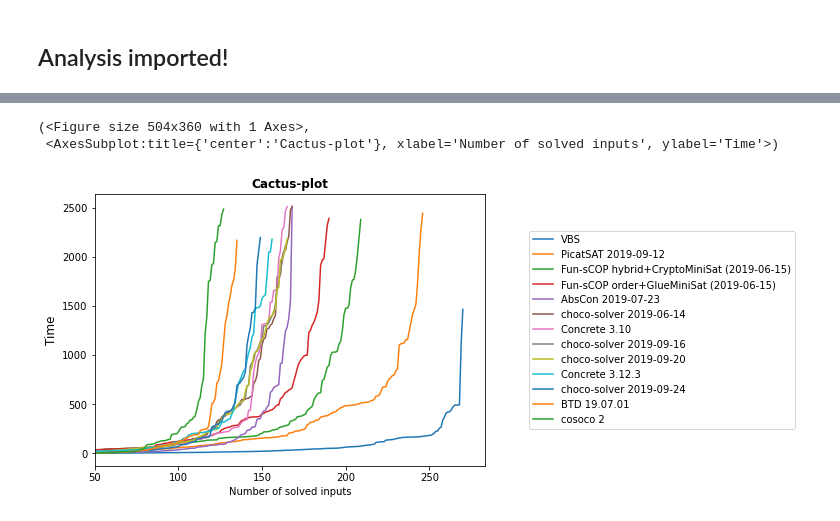
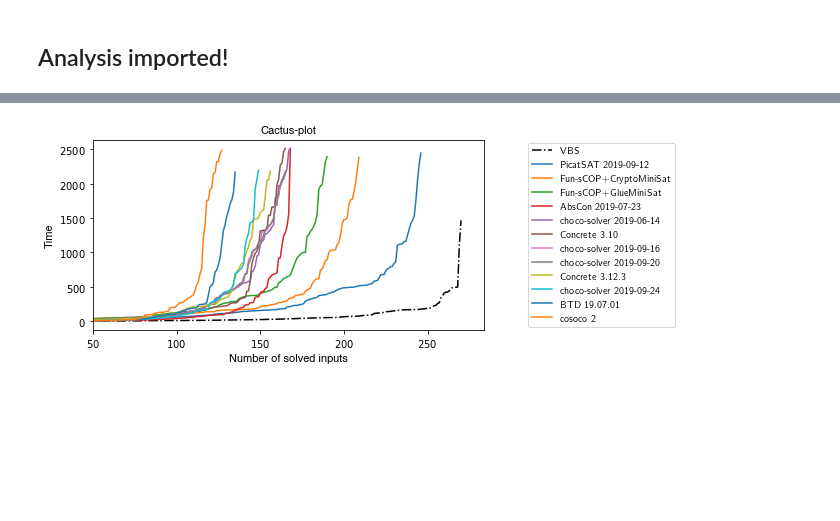
Before and after one commit to crillab/metrics, a Jupyter notebook: example/xcsp-19/figures_from_analysis.ipynb, the cells around one changed output, grey strips where cells are left out. Cells and saved outputs as stored; diff of their text form; code cells hidden in the pictures; blank space fills up the shorter version.

```diff
--- a/example/xcsp-19/figures_from_analysis.ipynb
+++ b/example/xcsp-19/figures_from_analysis.ipynb
@@ -26,35 +9,73 @@ analysis.data_frame
+# %%
+analysis.experiment_wares
+
+MAP = {
+    'Fun-sCOP hybrid+CryptoMiniSat (2019-06-15)': 'Fun-sCOP+CryptoMiniSat',
+    'Fun-sCOP order+GlueMiniSat (2019-06-15)': 'Fun-sCOP+GlueMiniSat'
+}
+# %%
+
+
+analysis = analysis.add_variable(
+    'experiment_ware',
+    lambda x: MAP[x['experiment_ware']] if x['experiment_ware'] in MAP else x['experiment_ware']
+)
 # %%
 analysis.cactus_plot(
+    # Cactus plot specificities
     cumulated=False,
     cactus_col='cpu_time',
+    show_marker=False,
 
+    # Figure size
+    figure_size=(7, 3.5),
+
+    # Titles
     title='Cactus-plot',
     x_axis_name='Number of solved inputs',
     y_axis_name='Time',
 
+    # Axis limits
     x_min=50,
     x_max=None,
     y_min=None,
     y_max=None,
+
+    # Axis scaling
     logx=False,
     logy=False,
 
-    figsize=(7, 5),
+    # Legend parameters
+    legend_location=Position.RIGHT,
+    legend_offset=(0, 0),
+    ncol_legend=1,
 
-    show_marker=True,
-    color_map=None,
-    style_map=None,
+    # Style mapping
+    color_map={
+        'VBS': '#000000'
+    },
+    style_map={
+        'VBS': LineType.DASH_DOT,
+    },
 
-    title_font_name='DejaVu Sans',
-    title_font_size=12,
+    # Title font styles
+    title_font_name='Helvetica',
     title_font_color='#000000',
-    latex_writing=False,
+    title_font_size=11,
+    title_font_weight=FontWeight.BOLD,
+
+    # Label font styles
+    label_font_name='Helvetica',
+    label_font_color='#000000',
+    label_font_size=11,
+    label_font_weight=FontWeight.BOLD,
+
+    # Others
+    latex_writing=True,
     output="output/cactus.pdf",
     dynamic=False
 )
 # %% [output]
-(<Figure size 504x360 with 1 Axes>,
- <AxesSubplot:title={'center':'Cactus-plot'}, xlabel='Number of solved inputs', ylabel='Time'>)
-[figure, old version]
+[figure, new version]
 # %%
 analysis.cdf_plot(
```
Also changed, not shown: parts of 8 cells of this notebook, 13 other files.
